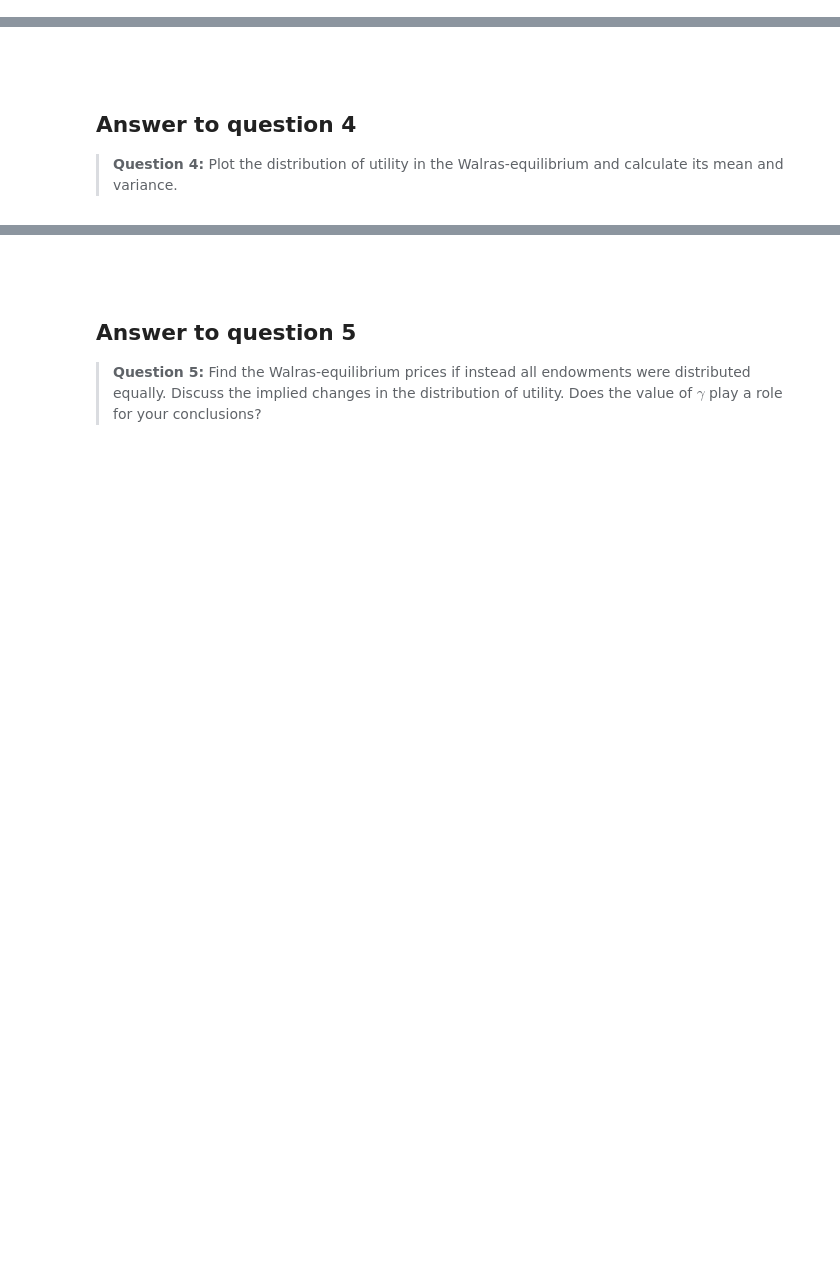
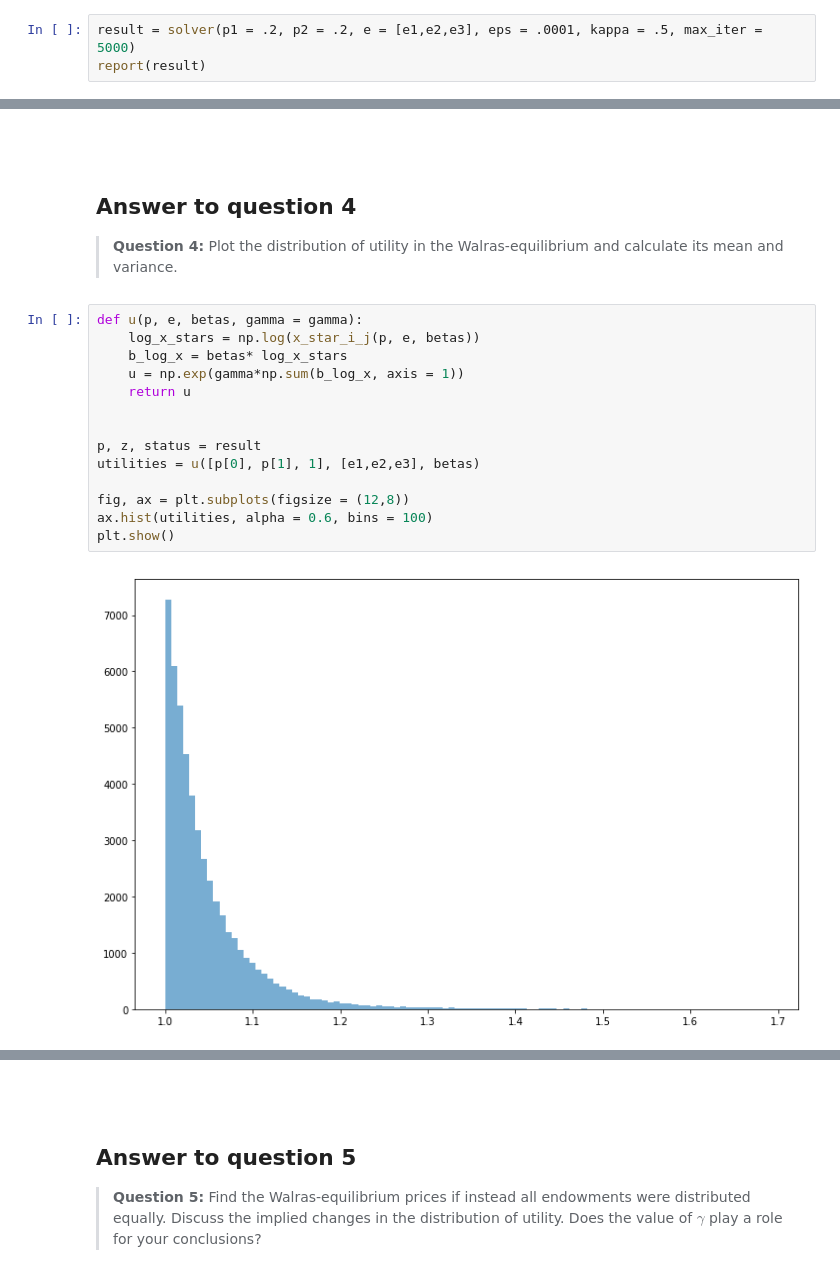
Before and after one commit to NumEconCopenhagen/projects-2019-remove-argv-0, a Jupyter notebook: examproject/exam_2019_kristian.ipynb, the cells around one changed output, grey strips where cells are left out. Drawn from its saved outputs; the diff is of its cells as text; blank space fills up the shorter version.

```diff
--- a/examproject/exam_2019_kristian.ipynb
+++ b/examproject/exam_2019_kristian.ipynb
@@ -987,0 +1007,3 @@ plt.show()
+# %%
+result = solver(p1 = .2, p2 = .2, e = [e1,e2,e3], eps = .0001, kappa = .5, max_iter = 5000)
+report(result)
@@ -991,3 +1026,19 @@ plt.show()
 
 ## Answer to question 4
 > **Question 4:** Plot the distribution of utility in the Walras-equilibrium and calculate its mean and variance.
+# %%
+def u(p, e, betas, gamma = gamma):
+    log_x_stars = np.log(x_star_i_j(p, e, betas))
+    b_log_x = betas* log_x_stars
+    u = np.exp(gamma*np.sum(b_log_x, axis = 1))
+    return u
+
+
+p, z, status = result
+utilities = u([p[0], p[1], 1], [e1,e2,e3], betas)
+
+fig, ax = plt.subplots(figsize = (12,8))
+ax.hist(utilities, alpha = 0.6, bins = 100)
+plt.show()
+# %% [output]
+[figure, added]
```
Also changed, not shown: parts of 14 cells of this notebook, 1 other file.
